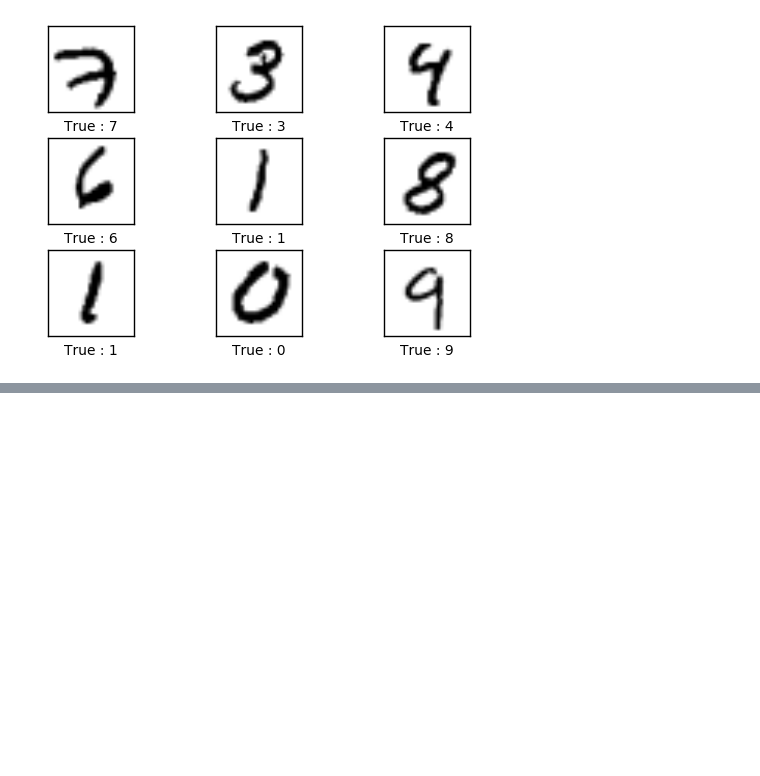
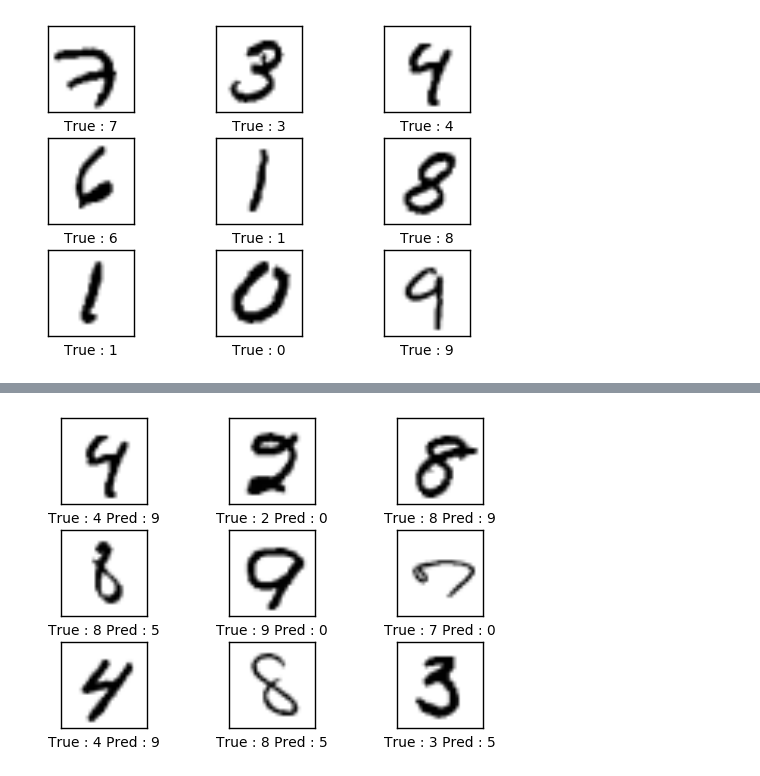
Before and after one commit to vesrinivas/DeepLearning, a Jupyter notebook: DigitRecogniser1.ipynb, the cells around one changed output, grey strips where cells are left out. Drawn from its saved outputs; the diff is of its cells as text; code cells hidden in the pictures; blank space fills up the shorter version.

```diff
--- a/DigitRecogniser1.ipynb
+++ b/DigitRecogniser1.ipynb
@@ -111,11 +107,11 @@ y_pred = tf.nn.softmax(y)
 y_pred_class = tf.argmax(y_pred,dimension=1)
 
 ## CostFunction declaration
-cost = tf.reduce_mean(tf.nn.softmax_cross_entropy_with_logits(logits=y,labels=y_pred))
+cost = tf.reduce_mean(tf.nn.softmax_cross_entropy_with_logits(logits=y,labels=y_true))
 correct = tf.equal(tf.argmax(y_true,dimension=1),tf.argmax(y_pred,dimension=1))
 accuracy = tf.reduce_mean(tf.cast(correct,tf.float32))
 
 ## Optimizer declaration
-optimizer = tf.train.GradientDescentOptimizer(learning_rate=0.01).minimize(cost)
+optimizer = tf.train.GradientDescentOptimizer(learning_rate=0.5).minimize(cost)
 # %%
 ## Lets start running the graph
@@ -171,0 +147,4 @@ Testing accuracy :  9.7999997437
+# %%
+labelsTrain,labelsTest = runOptimization(1)
+
+print_conf_mat(np.argmax(data.train.labels,axis=1),np.argmax(labelsTrain,axis=1))
@@ -171,0 +165,5 @@ Testing accuracy :  9.7999997437
+# %%
+## lets print example errors
+print_example_errors(data.train.images,np.argmax(data.train.labels,axis=1),np.argmax(labelsTrain,axis=1))
+# %% [output]
+[figure, added]
```
Also changed, not shown: parts of 3 cells of this notebook.
